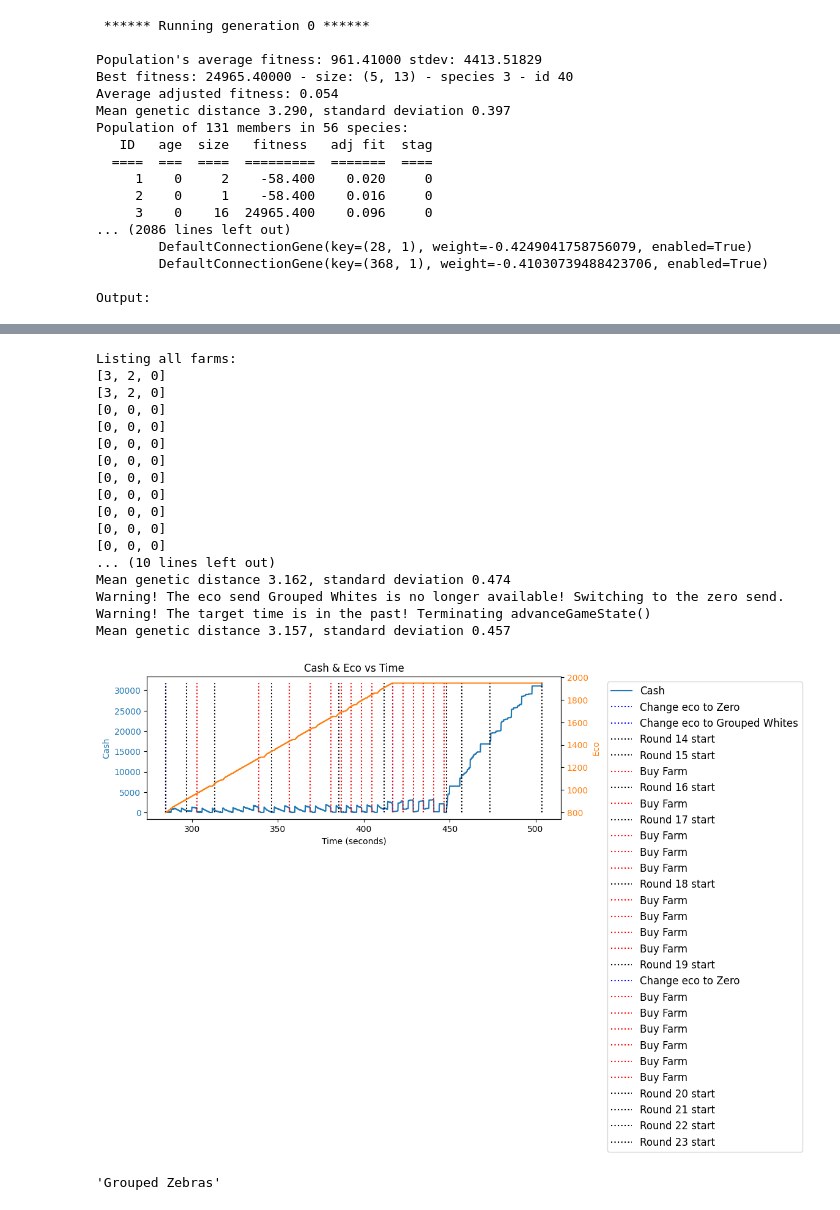
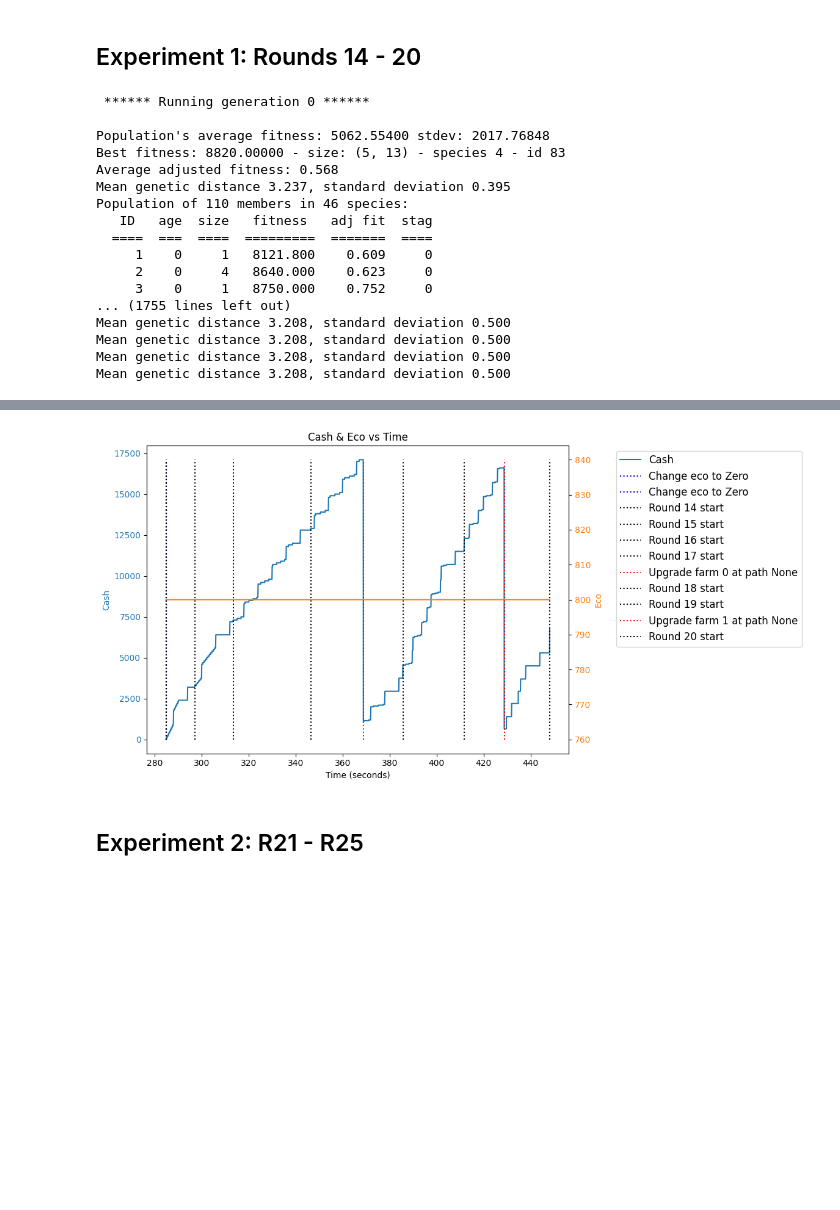
Before and after one commit to redlaserbmBTD/BTDB2_SIMULATOR, a Jupyter notebook: experiments/ai_experiment.ipynb, the cells around one changed output, grey strips where cells are left out. Cells and saved outputs as stored; diff of their text form; code cells hidden in the pictures; blank space fills up the shorter version.

```diff
--- a/experiments/ai_experiment.ipynb
+++ b/experiments/ai_experiment.ipynb
@@ -1,6 +1,8 @@
 # %%
 import b2sim.engine as b2
 import b2sim.analysis as dd
+# %% [markdown]
+## Experiment 1: Rounds 14 - 20
 # %%
 rounds = b2.Rounds(0.1)
 
@@ -12,32 +14,33 @@ farms = [
 initial_state_game = {
     'Cash': 0,
     'Eco': 800,
-    # 'Eco Send': b2.ecoSend(send_name = 'Grouped Blacks'),
     'Rounds': rounds, #Determines the lengths of the rounds in the game state
     'Farms': farms,
     'Game Round': 13.99
 }
 
-game_state = b2.GameState(initial_state_game)
+target_time = rounds.getTimeFromRound(20)
 # %%
-dd.run(dd.config_path, initial_state_game, target_time=rounds.getTimeFromRound(20), num_generations=50)
+winner_net = dd.run(dd.config_path, initial_state_game, target_time, num_generations=50)
+winning_game_state = dd.simulate(winner_net, b2.GameState(initial_state_game), target_time)
+dd.viewHistory(winning_game_state)
 # %% [output]
  ****** Running generation 0 ******
 
-Population's average fitness: 961.41000 stdev: 4413.51829
-Best fitness: 24965.40000 - size: (5, 13) - species 3 - id 40
-Average adjusted fitness: 0.054
-Mean genetic distance 3.290, standard deviation 0.397
-Population of 131 members in 56 species:
+Population's average fitness: 5062.55400 stdev: 2017.76848
+Best fitness: 8820.00000 - size: (5, 13) - species 4 - id 83
+Average adjusted fitness: 0.568
+Mean genetic distance 3.237, standard deviation 0.395
+Population of 110 members in 46 species:
    ID   age  size   fitness   adj fit  stag
   ====  ===  ====  =========  =======  ====
-     1    0     2    -58.400    0.020     0
-     2    0     1    -58.400    0.016     0
-     3    0    16  24965.400    0.096     0
-... (2086 lines left out)
-        DefaultConnectionGene(key=(28, 1), weight=-0.4249041758756079, enabled=True)
-        DefaultConnectionGene(key=(368, 1), weight=-0.41030739488423706, enabled=True)
-
-Output:
+     1    0     1   8121.800    0.609     0
+     2    0     4   8640.000    0.623     0
+     3    0     1   8750.000    0.752     0
+... (1755 lines left out)
+Mean genetic distance 3.208, standard deviation 0.500
+Mean genetic distance 3.208, standard deviation 0.500
+Mean genetic distance 3.208, standard deviation 0.500
+Mean genetic distance 3.208, standard deviation 0.500
 |  | Time | Type | Message |
 | 0 | 284.8 | Eco | Change eco to Zero |
@@ -78,24 +61,3 @@ Output:
-Listing all farms:
-[3, 2, 0]
-[3, 2, 0]
-[0, 0, 0]
-[0, 0, 0]
-[0, 0, 0]
-[0, 0, 0]
-[0, 0, 0]
-[0, 0, 0]
-[0, 0, 0]
-[0, 0, 0]
-[0, 0, 0]
-... (10 lines left out)
-Mean genetic distance 3.162, standard deviation 0.474
-Warning! The eco send Grouped Whites is no longer available! Switching to the zero send.
-Warning! The target time is in the past! Terminating advanceGameState()
-Mean genetic distance 3.157, standard deviation 0.457
-[figure, old version]
+[figure, new version]
-# %%
-game_state.fastForward(game_state.current_time + 1)
-best_sends = dd.efficientFrontier(game_state.available_sends)
-dd.ecoIntensity(15, best_sends)
-# %% [output]
-'Grouped Zebras'
+# %% [markdown]
+## Experiment 2: R21 - R25
```
Also changed, not shown: parts of 4 cells of this notebook, 15 other files.
